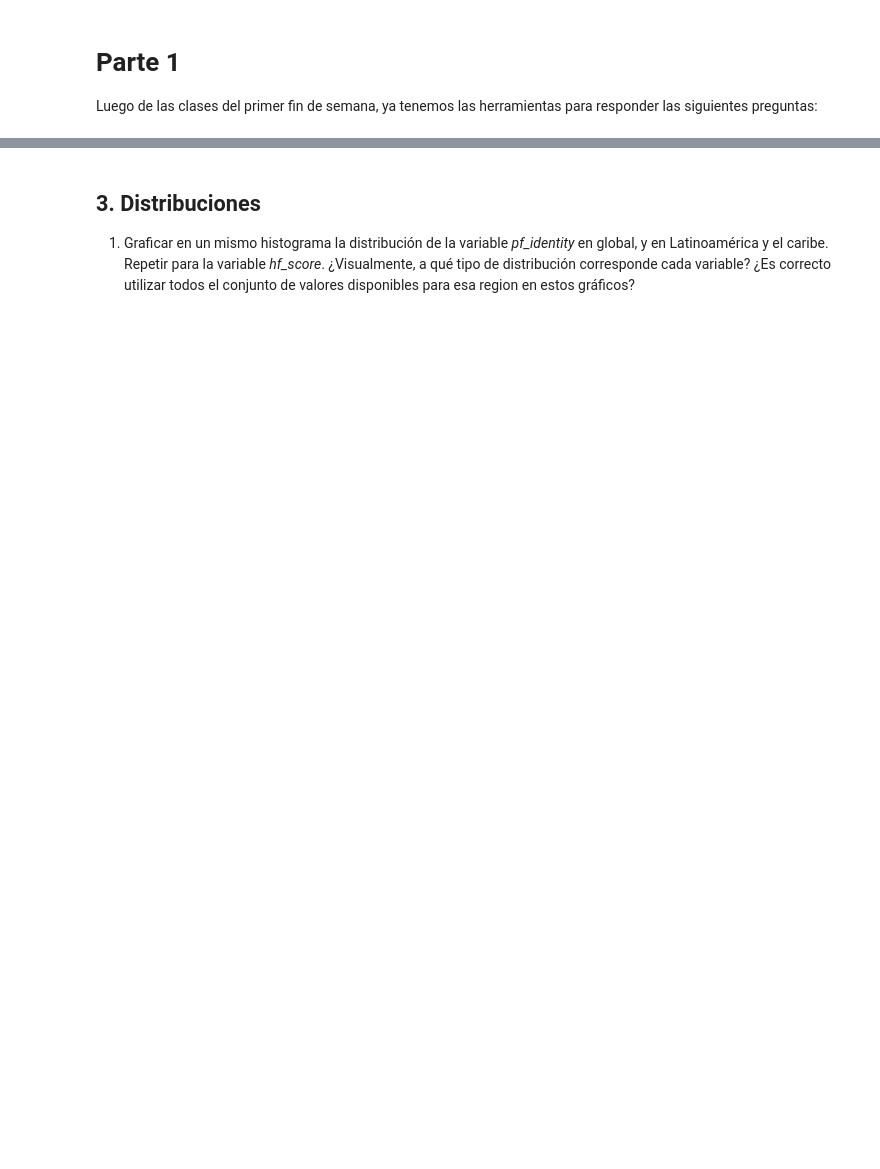
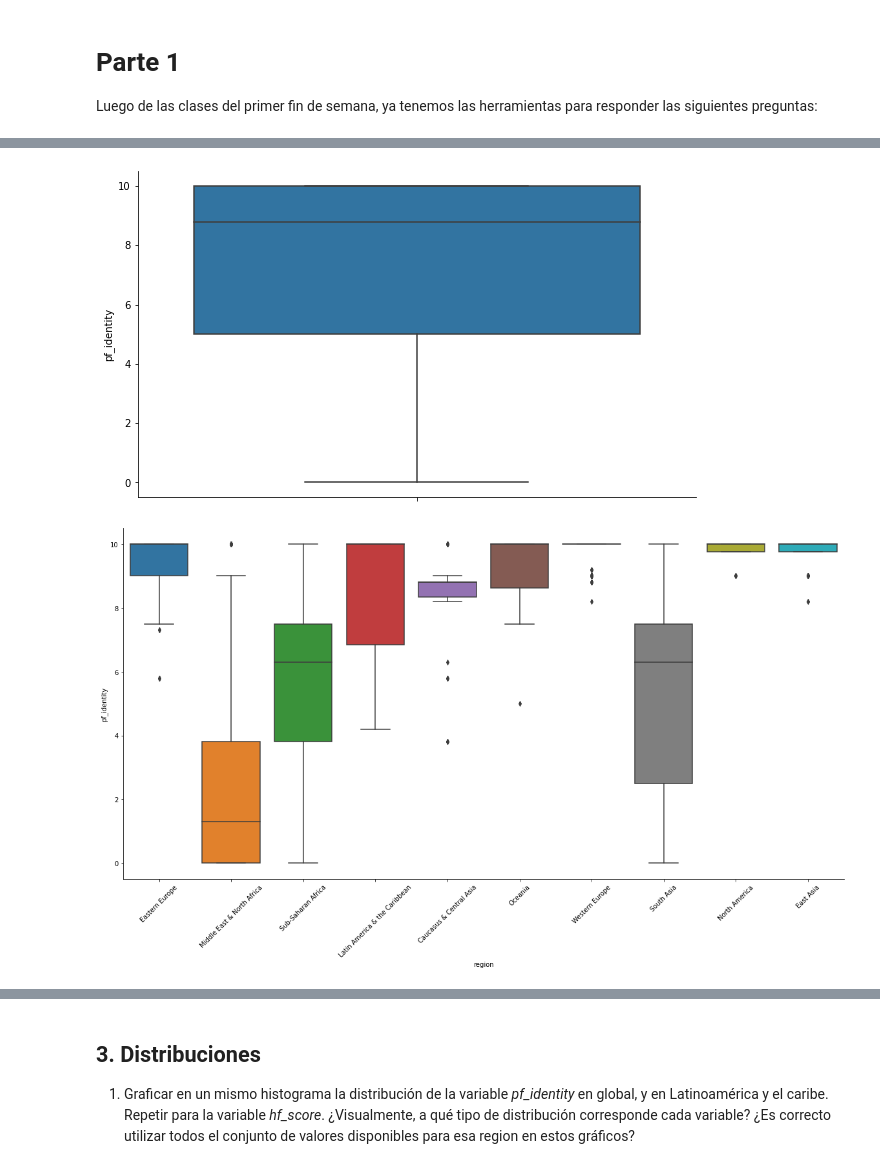
Before and after one commit to mauroeparis/ayvc2g9p1, a Jupyter notebook: practico.ipynb, the cells around one changed output, grey strips where cells are left out. Saved outputs shown, nothing was run; the diff lists cells and outputs as text; code cells hidden in the pictures; blank space fills up the shorter version.

```diff
--- a/practico.ipynb
+++ b/practico.ipynb
@@ -160,0 +221,12 @@ arg_df
+# %%
+plt.figure(figsize=(10,6))
+seaborn.boxplot(data=dataset, y='pf_identity')
+seaborn.despine()
+
+plt.figure(figsize=(20,10))
+seaborn.boxplot(data=dataset, y='pf_identity', x='region')
+plt.xticks(rotation=45)
+seaborn.despine()
+# %% [output]
+[figure, added]
+[figure, added]
```
Also changed, not shown: parts of 37 cells of this notebook.
